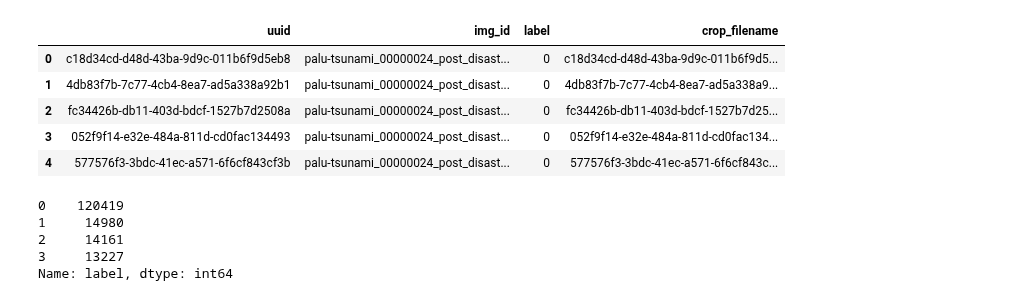
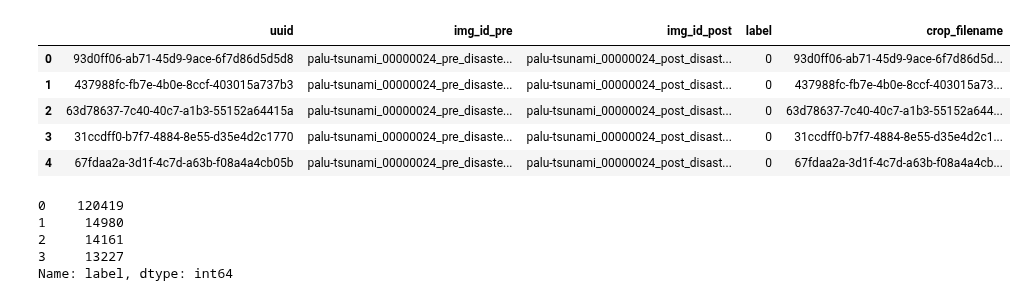
Before and after one commit to wwymak/spacenet-buildings, a Jupyter notebook: xview2/improve classification with bagging.ipynb, the cells around one changed output. Drawn from its saved outputs; the diff is of its cells as text; code cells hidden in the pictures.

```diff
--- a/xview2/improve classification with bagging.ipynb
+++ b/xview2/improve classification with bagging.ipynb
@@ -57,18 +59,18 @@ mask_crops_edt = data_dir/"mask_crops_edt"
 # %%
 data_dir = Path("/media/wwymak/Storage/xView2")
 models_path = data_dir / "models"
-classifcation_crop_dir = data_dir/"classification_crops"
-classification_labels = pd.read_csv(data_dir/"train.csv")
-
+classifcation_crop_dir = data_dir/"classification_crops_post"
+classification_labels = pd.read_csv(data_dir/"train_pre_post.csv")
+classification_labels["crop_filename"] = classification_labels.uuid.apply(lambda x: f"{x}.png")
 damage_crops_test_folder = data_dir / "classification_crops_test"
 classification_labels.head()
 # %% [output]
-|  | uuid | img_id | label | crop_filename |
-| 0 | c18d34cd-d48d-43ba-9d9c-011b6f9d5eb8 | palu-tsunami_00000024_post_disast... | 0 | c18d34cd-d48d-43ba-9d9c-011b6f9d5... |
-| 1 | 4db83f7b-7c77-4cb4-8ea7-ad5a338a92b1 | palu-tsunami_00000024_post_disast... | 0 | 4db83f7b-7c77-4cb4-8ea7-ad5a338a9... |
-| 2 | fc34426b-db11-403d-bdcf-1527b7d2508a | palu-tsunami_00000024_post_disast... | 0 | fc34426b-db11-403d-bdcf-1527b7d25... |
-| 3 | 052f9f14-e32e-484a-811d-cd0fac134493 | palu-tsunami_00000024_post_disast... | 0 | 052f9f14-e32e-484a-811d-cd0fac134... |
-| 4 | 577576f3-3bdc-41ec-a571-6f6cf843cf3b | palu-tsunami_00000024_post_disast... | 0 | 577576f3-3bdc-41ec-a571-6f6cf843c... |
+|  | uuid | img_id_pre | img_id_post | label | crop_filename |
+| 0 | 93d0ff06-ab71-45d9-9ace-6f7d86d5d5d8 | palu-tsunami_00000024_pre_disaste... | palu-tsunami_00000024_post_disast... | 0 | 93d0ff06-ab71-45d9-9ace-6f7d86d5d... |
+| 1 | 437988fc-fb7e-4b0e-8ccf-403015a737b3 | palu-tsunami_00000024_pre_disaste... | palu-tsunami_00000024_post_disast... | 0 | 437988fc-fb7e-4b0e-8ccf-403015a73... |
+| 2 | 63d78637-7c40-40c7-a1b3-55152a64415a | palu-tsunami_00000024_pre_disaste... | palu-tsunami_00000024_post_disast... | 0 | 63d78637-7c40-40c7-a1b3-55152a644... |
+| 3 | 31ccdff0-b7f7-4884-8e55-d35e4d2c1770 | palu-tsunami_00000024_pre_disaste... | palu-tsunami_00000024_post_disast... | 0 | 31ccdff0-b7f7-4884-8e55-d35e4d2c1... |
+| 4 | 67fdaa2a-3d1f-4c7d-a63b-f08a4a4cb05b | palu-tsunami_00000024_pre_disaste... | palu-tsunami_00000024_post_disast... | 0 | 67fdaa2a-3d1f-4c7d-a63b-f08a4a4cb... |
 # %%
 classification_labels.label.value_counts()
 # %% [output]
```
Also changed, not shown: parts of 13 cells of this notebook, 5 other files.
